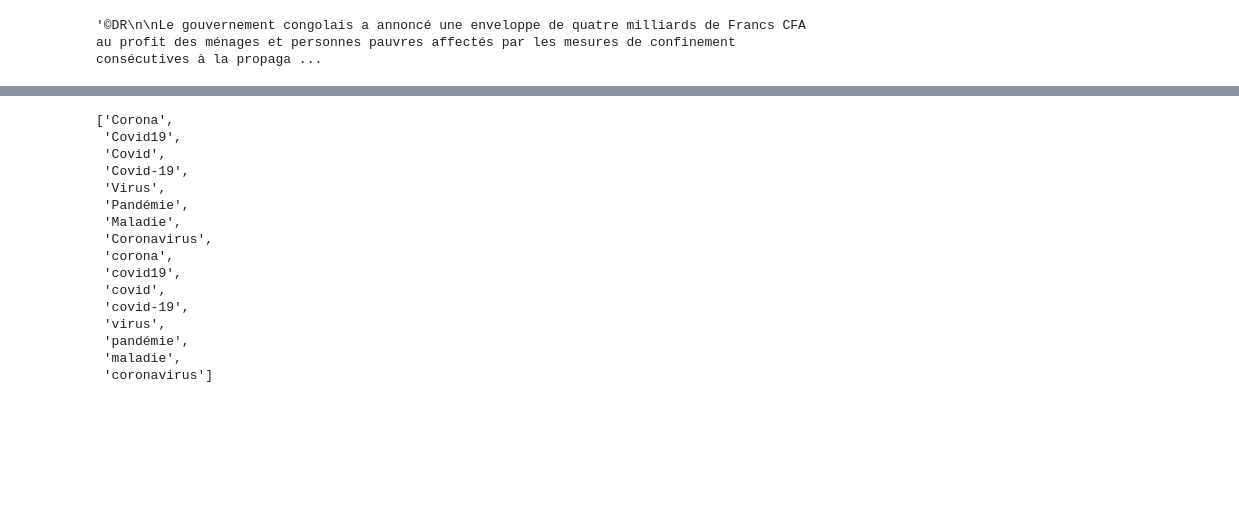
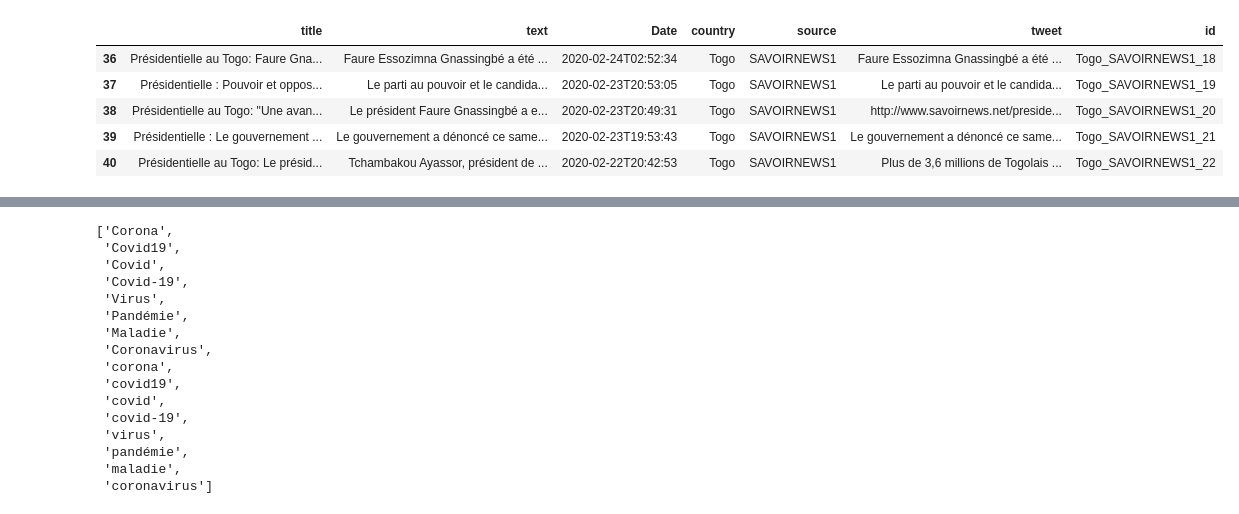
Before and after one commit to tguens/risk_analysis_covid, a Jupyter notebook: notebooks/text_cleaning.ipynb, the cells around one changed output, grey strips where cells are left out. Cells and saved outputs as stored; diff of their text form; code cells hidden in the pictures; blank space fills up the shorter version.

```diff
--- a/notebooks/text_cleaning.ipynb
+++ b/notebooks/text_cleaning.ipynb
@@ -38,5 +99,11 @@ clean_df.index = index
 # %%
 #Original text (We have some \n, and potential other codes)
-clean_df.iloc[-1].text
+clean_df = clean_df[~clean_df['Date'].isna()]
+clean_df.tail()
 # %% [output]
-'©DR\n\nLe gouvernement congolais a annoncé une enveloppe de quatre milliards de Francs CFA au profit des ménages et personnes pauvres affectés par les mesures de confinement consécutives à la propaga ...
+|  | title | text | Date | country | source | tweet | id |
+| 36 | Présidentielle au Togo: Faure Gna... | Faure Essozimna Gnassingbé a été ... | 2020-02-24T02:52:34 | Togo | SAVOIRNEWS1 | Faure Essozimna Gnassingbé a été ... | Togo_SAVOIRNEWS1_18 |
+| 37 | Présidentielle : Pouvoir et oppos... | Le parti au pouvoir et le candida... | 2020-02-23T20:53:05 | Togo | SAVOIRNEWS1 | Le parti au pouvoir et le candida... | Togo_SAVOIRNEWS1_19 |
+| 38 | Présidentielle au Togo: "Une avan... | Le président Faure Gnassingbé a e... | 2020-02-23T20:49:31 | Togo | SAVOIRNEWS1 | http://www.savoirnews.net/preside... | Togo_SAVOIRNEWS1_20 |
+| 39 | Présidentielle : Le gouvernement ... | Le gouvernement a dénoncé ce same... | 2020-02-23T19:53:43 | Togo | SAVOIRNEWS1 | Le gouvernement a dénoncé ce same... | Togo_SAVOIRNEWS1_21 |
+| 40 | Présidentielle au Togo: Le présid... | Tchambakou Ayassor, président de ... | 2020-02-22T20:42:53 | Togo | SAVOIRNEWS1 | Plus de 3,6 millions de Togolais ... | Togo_SAVOIRNEWS1_22 |
```
Also changed, not shown: parts of 51 cells of this notebook, 1 other file.
